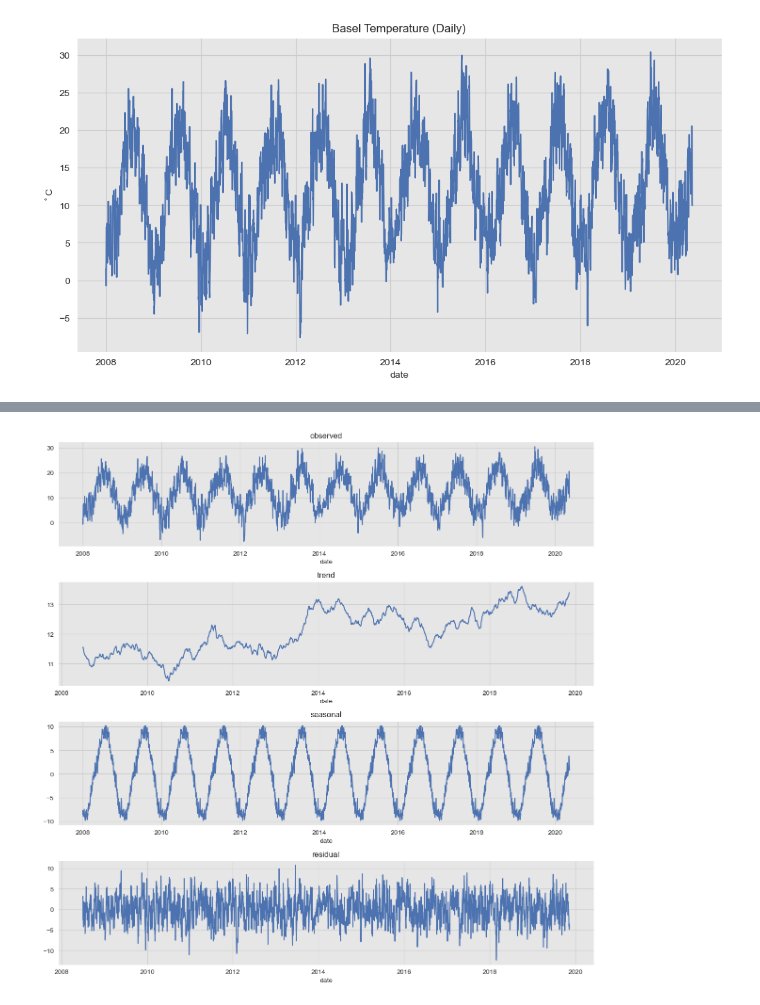
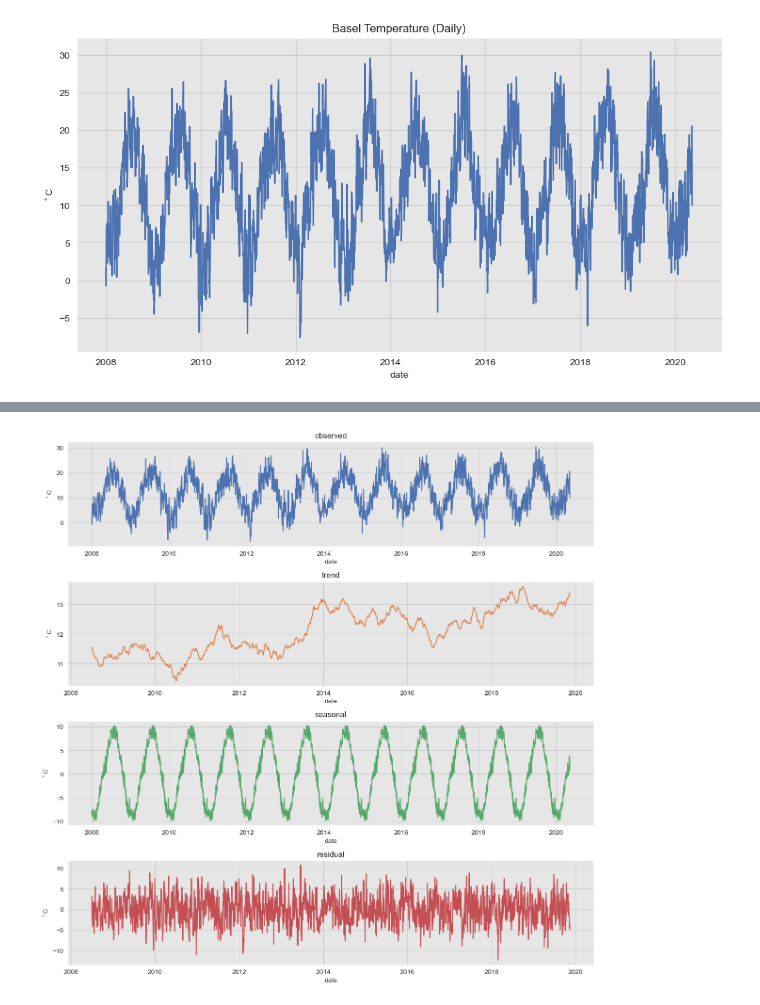
Before and after one commit to juanitorduz/btsa, a Jupyter notebook: python/basel_weather_intro.ipynb, the cells around one changed output, grey strips where cells are left out. Saved outputs shown, nothing was run; the diff lists cells and outputs as text; code cells hidden in the pictures.

```diff
--- a/python/basel_weather_intro.ipynb
+++ b/python/basel_weather_intro.ipynb
@@ -75,5 +80,10 @@ ax.set(title='Basel Temperature (Hourly)', ylabel=r'$^\circ$C');
 # %% [output]
 [figure]
 # %%
-daily_data_df = data_df.groupby(['date'], as_index=True).agg({'temperature': np.mean})
+# Next, we aggregate by day.
+
+daily_data_df = data_df \
+    .groupby(['date', 'year', 'month', 'day'], as_index=False)\
+    .agg({'temperature': np.mean}) \
+    .set_index('date')
 # %%
@@ -87,19 +100,24 @@ ax.set(title='Basel Temperature (Daily)', ylabel=r'$^\circ$C');
 # %%
 from statsmodels.tsa.seasonal import seasonal_decompose
 
-seas_decomp_yearly = seasonal_decompose(x=daily_data_df, model='additive', period=365)
+# We use the parameter `period` = 365 to extract the yearly seasonality.
+seas_decomp_yearly = seasonal_decompose(
+    x=daily_data_df['temperature'],
+    model='additive',
+    period=365
+)
 
 fig, ax = plt.subplots(4, 1, figsize=(12, 12))
 
-seas_decomp_yearly.observed.plot(ax=ax[0])
-ax[0].set(title='observed')
-seas_decomp_yearly.trend.plot(ax=ax[1])
-ax[1].set(title='trend')
-seas_decomp_yearly.seasonal.plot(ax=ax[2])
-ax[2].set(title='seasonal')
-seas_decomp_yearly.resid.plot(ax=ax[3])
-ax[3].set(title='residual')
+seas_decomp_yearly.observed.plot(c=sns_c[0], ax=ax[0])
+ax[0].set(title='observed', ylabel=r'$^\circ$C')
+seas_decomp_yearly.trend.plot(c=sns_c[1], ax=ax[1])
+ax[1].set(title='trend', ylabel=r'$^\circ$C')
+seas_decomp_yearly.seasonal.plot(c=sns_c[2], ax=ax[2])
+ax[2].set(title='seasonal', ylabel=r'$^\circ$C')
+seas_decomp_yearly.resid.plot(c=sns_c[3], ax=ax[3])
+ax[3].set(title='residual', ylabel=r'$^\circ$C')
 plt.tight_layout()
 # %% [output]
-[figure, old version]
+[figure, new version]
 # %%
```
Also changed, not shown: parts of 10 cells of this notebook.
